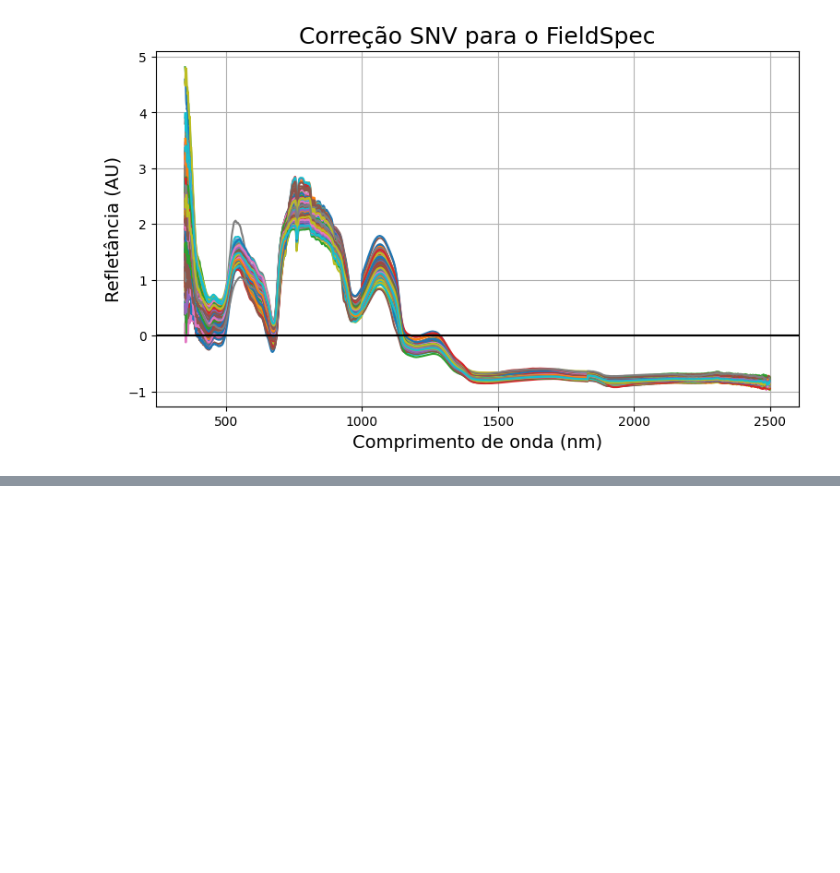
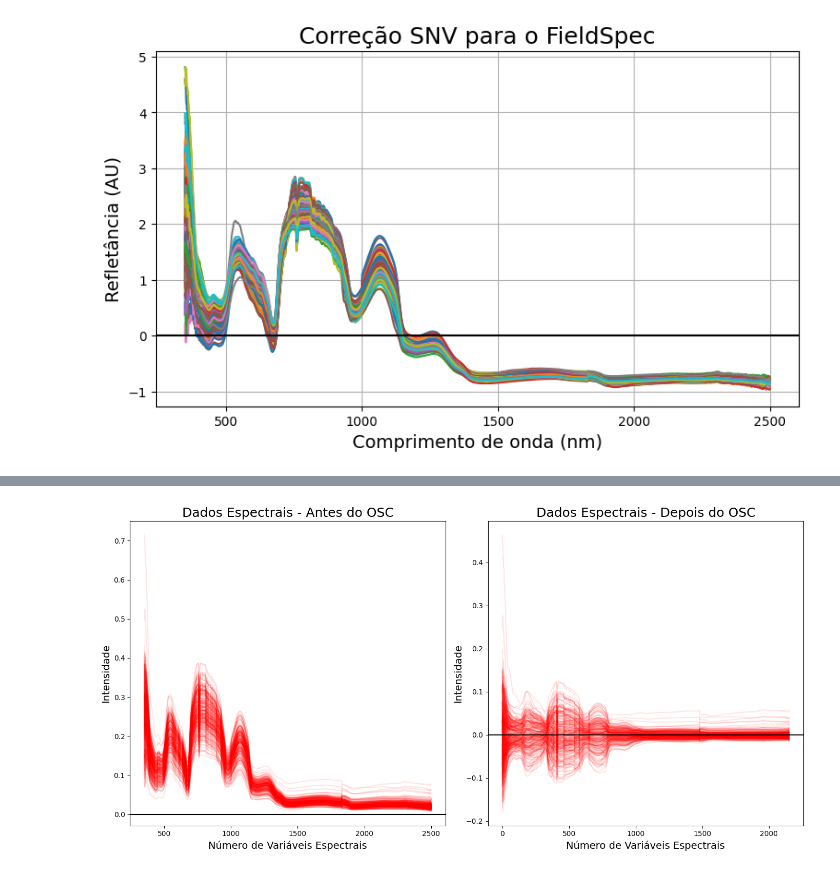
Before and after one commit to xndrxssx/cotton_candy_spectral_analysis, a Jupyter notebook: Pre-processamento/cotton_candy_prep.ipynb, the cells around one changed output, grey strips where cells are left out. Saved outputs shown, nothing was run; the diff lists cells and outputs as text; code cells hidden in the pictures; blank space fills up the shorter version.

```diff
--- a/Pre-processamento/cotton_candy_prep.ipynb
+++ b/Pre-processamento/cotton_candy_prep.ipynb
@@ -126,0 +179,24 @@ plt.show()
+# %%
+# Plotando os dados
+plt.figure(figsize=(14, 7))
+
+# Antes do OSC
+plt.subplot(1, 2, 1)
+plt.plot(dados_wl.T, color='red', alpha=0.1)
+plt.xlabel("Número de Variáveis Espectrais", size=14)
+plt.ylabel("Intensidade", size=14)
+plt.title("Dados Espectrais - Antes do OSC", size=18)
+plt.axhline(y=0, color='k', linewidth=1.5)
+
+# Depois do OSC
+plt.subplot(1, 2, 2)
+plt.plot(X_osc.T, color='red', alpha=0.1)
+plt.xlabel("Número de Variáveis Espectrais", size=14)
+plt.ylabel("Intensidade", size=14)
+plt.title("Dados Espectrais - Depois do OSC", size=18)
+plt.axhline(y=0, color='k', linewidth=1.5)
+
+plt.tight_layout()
+plt.show()
+# %% [output]
+[figure, added]
```
Also changed, not shown: parts of 3 cells of this notebook, 8 other files.
